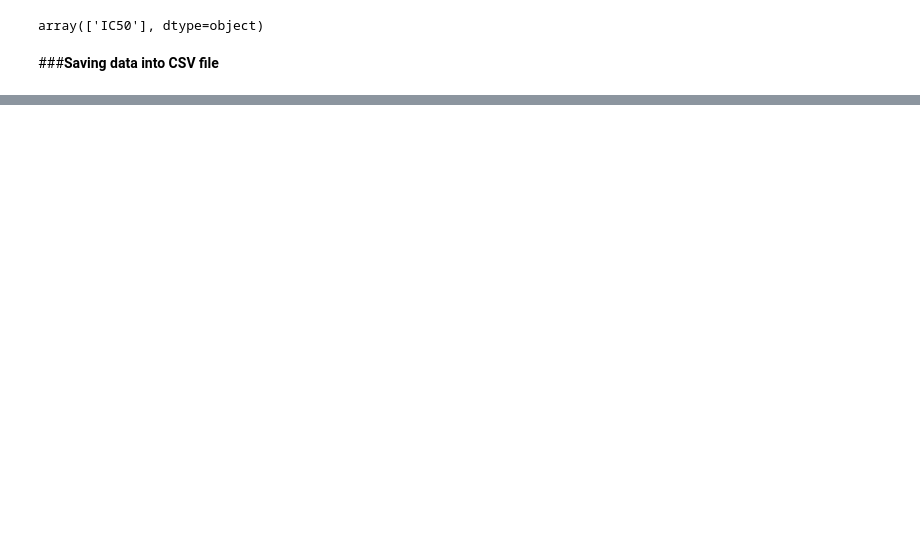
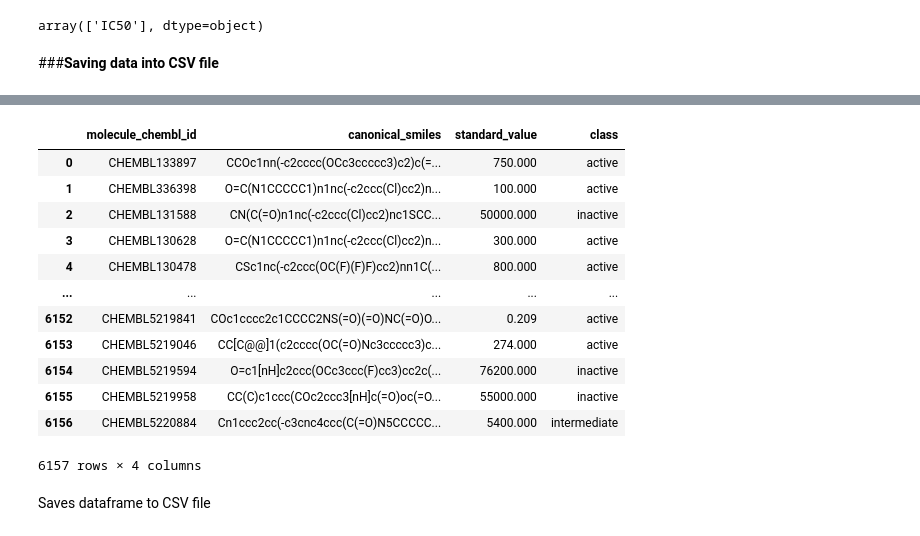
Before and after one commit to SHAMIKHA/data-bioactivity, a Jupyter notebook: project_cheminformatics__1.ipynb, the cells around one changed output, grey strips where cells are left out. Drawn from its saved outputs; the diff is of its cells as text; code cells hidden in the pictures; blank space fills up the shorter version.

```diff
--- a/project_cheminformatics__1.ipynb
+++ b/project_cheminformatics__1.ipynb
@@ -89,0 +161,31 @@ df.to_csv('AchE bioactivity_data_raw.csv', index=False)
+# %%
+df4 = pd.read_csv('acetylcholinesterase_02_bioactivity_data_preprocessed.csv')
+# %%
+bioactivity_threshold = []
+for i in df4.standard_value:
+  if float(i) >= 10000:
+    bioactivity_threshold.append("inactive")
+  elif float(i) <= 1000:
+    bioactivity_threshold.append("active")
+  else:
+    bioactivity_threshold.append("intermediate")
+# %%
+bioactivity_class = pd.Series(bioactivity_threshold, name='class')
+df5 = pd.concat([df4, bioactivity_class], axis=1)
+df5
+# %% [output]
+|  | molecule_chembl_id | canonical_smiles | standard_value | class |
+| 0 | CHEMBL133897 | CCOc1nn(-c2cccc(OCc3ccccc3)c2)c(=... | 750.000 | active |
+| 1 | CHEMBL336398 | O=C(N1CCCCC1)n1nc(-c2ccc(Cl)cc2)n... | 100.000 | active |
+| 2 | CHEMBL131588 | CN(C(=O)n1nc(-c2ccc(Cl)cc2)nc1SCC... | 50000.000 | inactive |
+| 3 | CHEMBL130628 | O=C(N1CCCCC1)n1nc(-c2ccc(Cl)cc2)n... | 300.000 | active |
+| 4 | CHEMBL130478 | CSc1nc(-c2ccc(OC(F)(F)F)cc2)nn1C(... | 800.000 | active |
+| ... | ... | ... | ... | ... |
+| 6152 | CHEMBL5219841 | COc1cccc2c1CCCC2NS(=O)(=O)NC(=O)O... | 0.209 | active |
+| 6153 | CHEMBL5219046 | CC[C@@]1(c2cccc(OC(=O)Nc3ccccc3)c... | 274.000 | active |
+| 6154 | CHEMBL5219594 | O=c1[nH]c2ccc(OCc3ccc(F)cc3)cc2c(... | 76200.000 | inactive |
+| 6155 | CHEMBL5219958 | CC(C)c1ccc(COc2ccc3[nH]c(=O)oc(=O... | 55000.000 | inactive |
+| 6156 | CHEMBL5220884 | Cn1ccc2cc(-c3cnc4ccc(C(=O)N5CCCCC... | 5400.000 | intermediate |
+6157 rows × 4 columns
+# %% [markdown]
+Saves dataframe to CSV file
```
Also changed, not shown: parts of 15 cells of this notebook.
